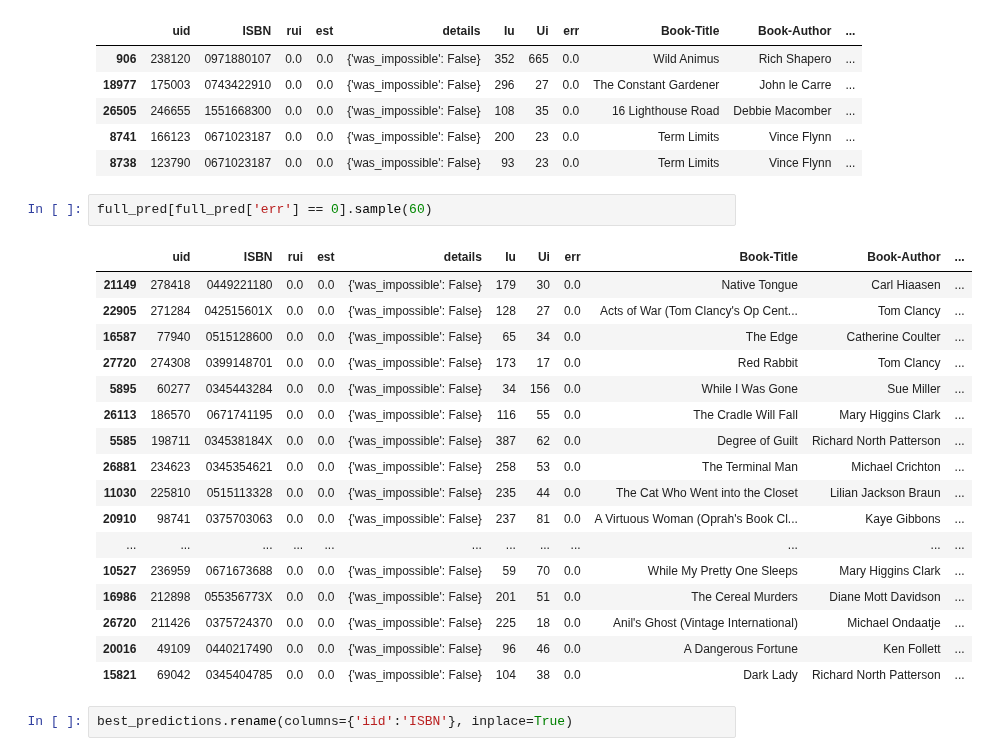
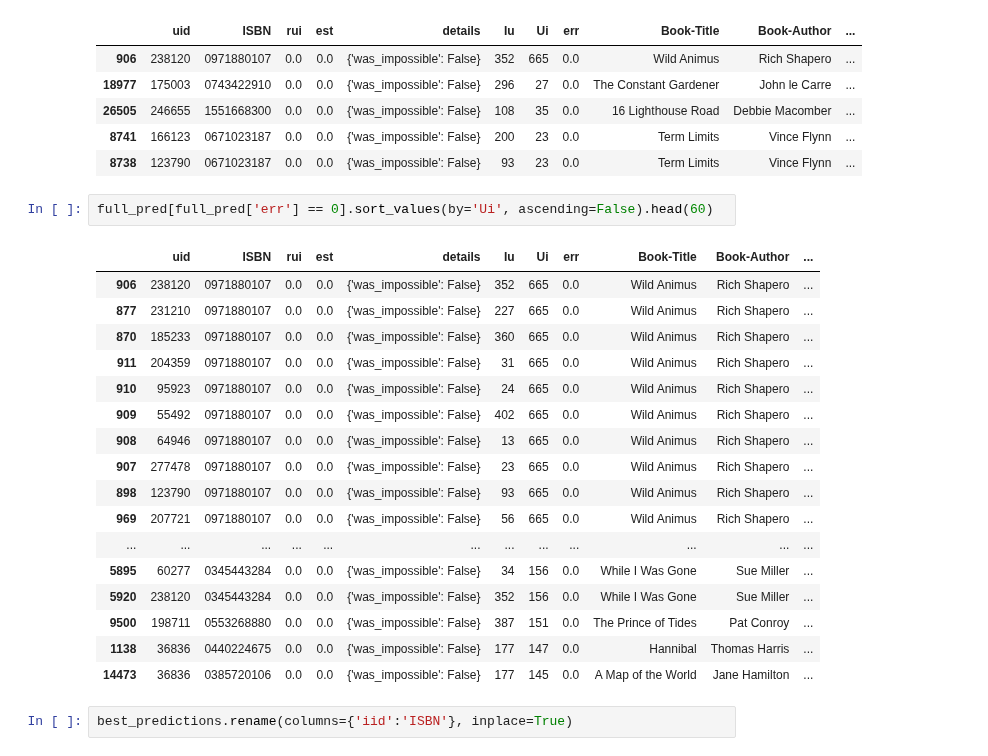
Before and after one commit to mpayumo/book-recommender-model, a Jupyter notebook: 2-book-recommender-modeling.ipynb, the cells around one changed output. Saved outputs shown, nothing was run; the diff lists cells and outputs as text.

```diff
--- a/2-book-recommender-modeling.ipynb
+++ b/2-book-recommender-modeling.ipynb
@@ -756,25 +743,25 @@ full_pred.head()
 | 8741 | 166123 | 0671023187 | 0.0 | 0.0 | {'was_impossible': False} | 200 | 23 | 0.0 | Term Limits | Vince Flynn | ... |
 | 8738 | 123790 | 0671023187 | 0.0 | 0.0 | {'was_impossible': False} | 93 | 23 | 0.0 | Term Limits | Vince Flynn | ... |
 # %%
-full_pred[full_pred['err'] == 0].sample(60)
+full_pred[full_pred['err'] == 0].sort_values(by='Ui', ascending=False).head(60)
 # %% [output]
 |  | uid | ISBN | rui | est | details | Iu | Ui | err | Book-Title | Book-Author | ... |
-| 21149 | 278418 | 0449221180 | 0.0 | 0.0 | {'was_impossible': False} | 179 | 30 | 0.0 | Native Tongue | Carl Hiaasen | ... |
-| 22905 | 271284 | 042515601X | 0.0 | 0.0 | {'was_impossible': False} | 128 | 27 | 0.0 | Acts of War (Tom Clancy's Op Cent... | Tom Clancy | ... |
-| 16587 | 77940 | 0515128600 | 0.0 | 0.0 | {'was_impossible': False} | 65 | 34 | 0.0 | The Edge | Catherine Coulter | ... |
-| 27720 | 274308 | 0399148701 | 0.0 | 0.0 | {'was_impossible': False} | 173 | 17 | 0.0 | Red Rabbit | Tom Clancy | ... |
+| 906 | 238120 | 0971880107 | 0.0 | 0.0 | {'was_impossible': False} | 352 | 665 | 0.0 | Wild Animus | Rich Shapero | ... |
+| 877 | 231210 | 0971880107 | 0.0 | 0.0 | {'was_impossible': False} | 227 | 665 | 0.0 | Wild Animus | Rich Shapero | ... |
+| 870 | 185233 | 0971880107 | 0.0 | 0.0 | {'was_impossible': False} | 360 | 665 | 0.0 | Wild Animus | Rich Shapero | ... |
+| 911 | 204359 | 0971880107 | 0.0 | 0.0 | {'was_impossible': False} | 31 | 665 | 0.0 | Wild Animus | Rich Shapero | ... |
+| 910 | 95923 | 0971880107 | 0.0 | 0.0 | {'was_impossible': False} | 24 | 665 | 0.0 | Wild Animus | Rich Shapero | ... |
+| 909 | 55492 | 0971880107 | 0.0 | 0.0 | {'was_impossible': False} | 402 | 665 | 0.0 | Wild Animus | Rich Shapero | ... |
+| 908 | 64946 | 0971880107 | 0.0 | 0.0 | {'was_impossible': False} | 13 | 665 | 0.0 | Wild Animus | Rich Shapero | ... |
+| 907 | 277478 | 0971880107 | 0.0 | 0.0 | {'was_impossible': False} | 23 | 665 | 0.0 | Wild Animus | Rich Shapero | ... |
+| 898 | 123790 | 0971880107 | 0.0 | 0.0 | {'was_impossible': False} | 93 | 665 | 0.0 | Wild Animus | Rich Shapero | ... |
+| 969 | 207721 | 0971880107 | 0.0 | 0.0 | {'was_impossible': False} | 56 | 665 | 0.0 | Wild Animus | Rich Shapero | ... |
+| ... | ... | ... | ... | ... | ... | ... | ... | ... | ... | ... | ... |
 | 5895 | 60277 | 0345443284 | 0.0 | 0.0 | {'was_impossible': False} | 34 | 156 | 0.0 | While I Was Gone | Sue Miller | ... |
-| 26113 | 186570 | 0671741195 | 0.0 | 0.0 | {'was_impossible': False} | 116 | 55 | 0.0 | The Cradle Will Fall | Mary Higgins Clark | ... |
-| 5585 | 198711 | 034538184X | 0.0 | 0.0 | {'was_impossible': False} | 387 | 62 | 0.0 | Degree of Guilt | Richard North Patterson | ... |
-| 26881 | 234623 | 0345354621 | 0.0 | 0.0 | {'was_impossible': False} | 258 | 53 | 0.0 | The Terminal Man | Michael Crichton | ... |
-| 11030 | 225810 | 0515113328 | 0.0 | 0.0 | {'was_impossible': False} | 235 | 44 | 0.0 | The Cat Who Went into the Closet | Lilian Jackson Braun | ... |
-| 20910 | 98741 | 0375703063 | 0.0 | 0.0 | {'was_impossible': False} | 237 | 81 | 0.0 | A Virtuous Woman (Oprah's Book Cl... | Kaye Gibbons | ... |
-| ... | ... | ... | ... | ... | ... | ... | ... | ... | ... | ... | ... |
-| 10527 | 236959 | 0671673688 | 0.0 | 0.0 | {'was_impossible': False} | 59 | 70 | 0.0 | While My Pretty One Sleeps | Mary Higgins Clark | ... |
-| 16986 | 212898 | 055356773X | 0.0 | 0.0 | {'was_impossible': False} | 201 | 51 | 0.0 | The Cereal Murders | Diane Mott Davidson | ... |
-| 26720 | 211426 | 0375724370 | 0.0 | 0.0 | {'was_impossible': False} | 225 | 18 | 0.0 | Anil's Ghost (Vintage International) | Michael Ondaatje | ... |
-| 20016 | 49109 | 0440217490 | 0.0 | 0.0 | {'was_impossible': False} | 96 | 46 | 0.0 | A Dangerous Fortune | Ken Follett | ... |
-| 15821 | 69042 | 0345404785 | 0.0 | 0.0 | {'was_impossible': False} | 104 | 38 | 0.0 | Dark Lady | Richard North Patterson | ... |
+| 5920 | 238120 | 0345443284 | 0.0 | 0.0 | {'was_impossible': False} | 352 | 156 | 0.0 | While I Was Gone | Sue Miller | ... |
+| 9500 | 198711 | 0553268880 | 0.0 | 0.0 | {'was_impossible': False} | 387 | 151 | 0.0 | The Prince of Tides | Pat Conroy | ... |
+| 1138 | 36836 | 0440224675 | 0.0 | 0.0 | {'was_impossible': False} | 177 | 147 | 0.0 | Hannibal | Thomas Harris | ... |
+| 14473 | 36836 | 0385720106 | 0.0 | 0.0 | {'was_impossible': False} | 177 | 145 | 0.0 | A Map of the World | Jane Hamilton | ... |
 # %%
 best_predictions.rename(columns={'iid':'ISBN'}, inplace=True)
 # %%
```
Also changed, not shown: parts of 3 cells of this notebook, 1 other file.
